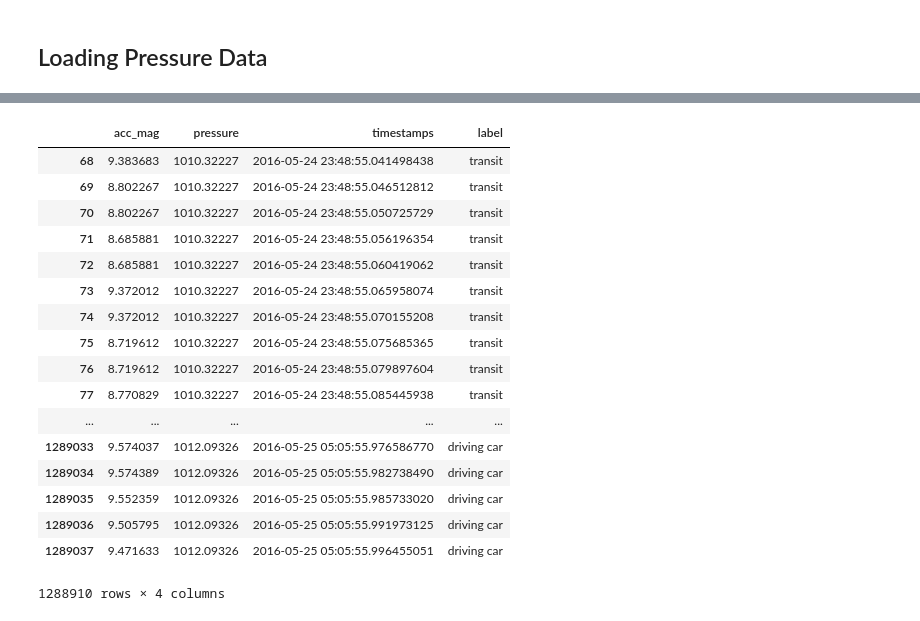
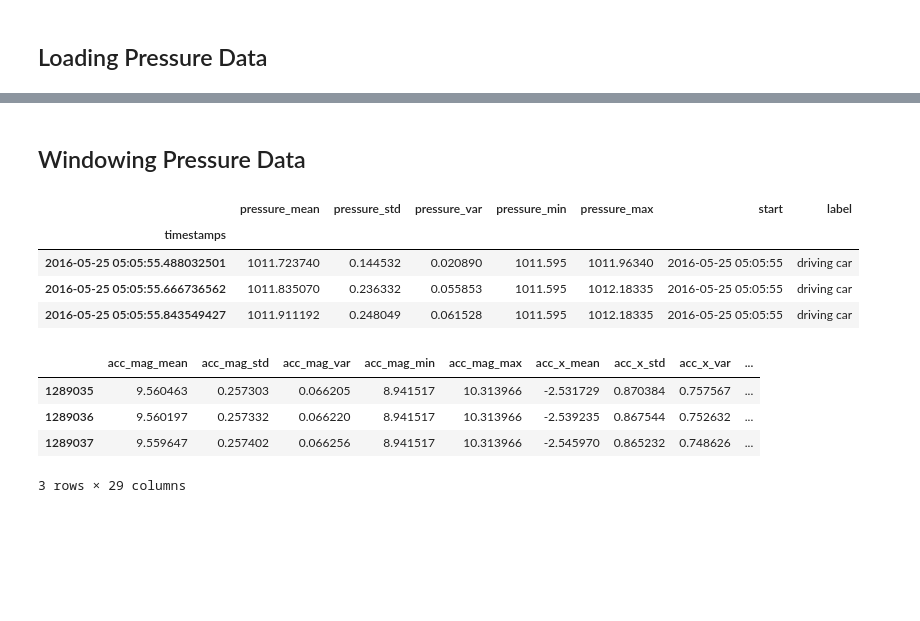
Before and after one commit to yyenigun/mobile-sensor-data-notebooks, a Jupyter notebook: DrivingTransitAccelerometerPressure.ipynb, the cells around one changed output, grey strips where cells are left out. Drawn from its saved outputs; the diff is of its cells as text; code cells hidden in the pictures; blank space fills up the shorter version.

```diff
--- a/DrivingTransitAccelerometerPressure.ipynb
+++ b/DrivingTransitAccelerometerPressure.ipynb
@@ -83,35 +126,47 @@ pressureDf.head(3)
 | 0 | 0 | crowdsignals.algosnap.com | 1.0(1) | 352622063881655 | smartphone | -8 | pressure | 2016-05-25 04:41:48 | 2016-05-25 04:41:49 | ... |
 | 1 | 0 | crowdsignals.algosnap.com | 1.0(1) | 352622063881655 | smartphone | -8 | pressure | 2016-05-25 04:41:48 | 2016-05-25 04:41:49 | ... |
 | 2 | 0 | crowdsignals.algosnap.com | 1.0(1) | 352622063881655 | smartphone | -8 | pressure | 2016-05-25 04:41:48 | 2016-05-25 04:41:49 | ... |
-# %%
-accDf['timestamps'] = pd.to_datetime(accDf['timestamps'])
-pressureDf['timestamps'] = pd.to_datetime(pressureDf['timestamps'])
-
-pd.Index(accDf['timestamps'])
-pd.Index(pressureDf['timestamps'])
-
-accDf = accDf.sort_values(by='timestamps')
-pressureDf = pressureDf.sort_values(by='timestamps')
-
-mergedDf = pd.merge_asof(accDf, pressureDf, on = 'timestamps', by='label')
-
-mergedDf[~(mergedDf.pressure.isnull()) & ~(mergedDf.acc_mag.isnull())][['acc_mag', 'pressure', 'timestamps', 'label']]
-# %% [output]
-|  | acc_mag | pressure | timestamps | label |
-| 68 | 9.383683 | 1010.32227 | 2016-05-24 23:48:55.041498438 | transit |
-| 69 | 8.802267 | 1010.32227 | 2016-05-24 23:48:55.046512812 | transit |
-| 70 | 8.802267 | 1010.32227 | 2016-05-24 23:48:55.050725729 | transit |
-| 71 | 8.685881 | 1010.32227 | 2016-05-24 23:48:55.056196354 | transit |
-| 72 | 8.685881 | 1010.32227 | 2016-05-24 23:48:55.060419062 | transit |
-| 73 | 9.372012 | 1010.32227 | 2016-05-24 23:48:55.065958074 | transit |
-| 74 | 9.372012 | 1010.32227 | 2016-05-24 23:48:55.070155208 | transit |
-| 75 | 8.719612 | 1010.32227 | 2016-05-24 23:48:55.075685365 | transit |
-| 76 | 8.719612 | 1010.32227 | 2016-05-24 23:48:55.079897604 | transit |
-| 77 | 8.770829 | 1010.32227 | 2016-05-24 23:48:55.085445938 | transit |
-| ... | ... | ... | ... | ... |
-| 1289033 | 9.574037 | 1012.09326 | 2016-05-25 05:05:55.976586770 | driving car |
-| 1289034 | 9.574389 | 1012.09326 | 2016-05-25 05:05:55.982738490 | driving car |
-| 1289035 | 9.552359 | 1012.09326 | 2016-05-25 05:05:55.985733020 | driving car |
-| 1289036 | 9.505795 | 1012.09326 | 2016-05-25 05:05:55.991973125 | driving car |
-| 1289037 | 9.471633 | 1012.09326 | 2016-05-25 05:05:55.996455051 | driving car |
-1288910 rows × 4 columns
+# %% [markdown]
+## Windowing Pressure Data
+# %%
+pressureFeatures = pd.DataFrame()
+
+pressureDf['timestamps'] = pd.to_datetime(pressureDf['timestamps'])
+pressureDf.set_index(['timestamps'])
+pressureDf = pressureDf.sort_values(by='timestamps')
+
+pressureDfCal = pressureDf[['timestamps', 'start', 'pressure', 'label']]
+pressureDfCal = pressureDfCal.set_index(['timestamps'])
+
+pressureFeatures['pressure_mean'] = pressureDfCal['pressure'].rolling('1s').mean()
+pressureFeatures['pressure_std'] = pressureDfCal['pressure'].rolling('1s').std()
+pressureFeatures['pressure_var'] = pressureDfCal['pressure'].rolling('1s').var()
+pressureFeatures['pressure_min'] = pressureDfCal['pressure'].rolling('1s').min()
+pressureFeatures['pressure_max'] = pressureDfCal['pressure'].rolling('1s').max()
+pressureFeatures['start'] = pressureDfCal['start']
+pressureFeatures['label'] = pressureDfCal['label']
+
+pressureFeatures.tail(3)
+# %% [output]
+|  | pressure_mean | pressure_std | pressure_var | pressure_min | pressure_max | start | label |
+| timestamps |  |  |  |  |  |  |  |
+| 2016-05-25 05:05:55.488032501 | 1011.723740 | 0.144532 | 0.020890 | 1011.595 | 1011.96340 | 2016-05-25 05:05:55 | driving car |
+| 2016-05-25 05:05:55.666736562 | 1011.835070 | 0.236332 | 0.055853 | 1011.595 | 1012.18335 | 2016-05-25 05:05:55 | driving car |
+| 2016-05-25 05:05:55.843549427 | 1011.911192 | 0.248049 | 0.061528 | 1011.595 | 1012.18335 | 2016-05-25 05:05:55 | driving car |
+# %%
+accMagFeatures['timestamps'] = accMagFeatures.index
+pressureFeatures['timestamps'] = pressureFeatures.index
+
+accMagFeatures = accMagFeatures.sort_values(by='timestamps')
+pressureFeatures = pressureFeatures.sort_values(by='timestamps')
+
+allFeatures = pd.merge_asof(accMagFeatures, pressureFeatures, on = 'timestamps', by='label',
+                            tolerance=pd.Timedelta('100ms'))
+
+allFeatures.tail(3)
+# %% [output]
+|  | acc_mag_mean | acc_mag_std | acc_mag_var | acc_mag_min | acc_mag_max | acc_x_mean | acc_x_std | acc_x_var | ... |
+| 1289035 | 9.560463 | 0.257303 | 0.066205 | 8.941517 | 10.313966 | -2.531729 | 0.870384 | 0.757567 | ... |
+| 1289036 | 9.560197 | 0.257332 | 0.066220 | 8.941517 | 10.313966 | -2.539235 | 0.867544 | 0.752632 | ... |
+| 1289037 | 9.559647 | 0.257402 | 0.066256 | 8.941517 | 10.313966 | -2.545970 | 0.865232 | 0.748626 | ... |
+3 rows × 29 columns
```
Also changed, not shown: parts of 6 cells of this notebook, 2 other files.
